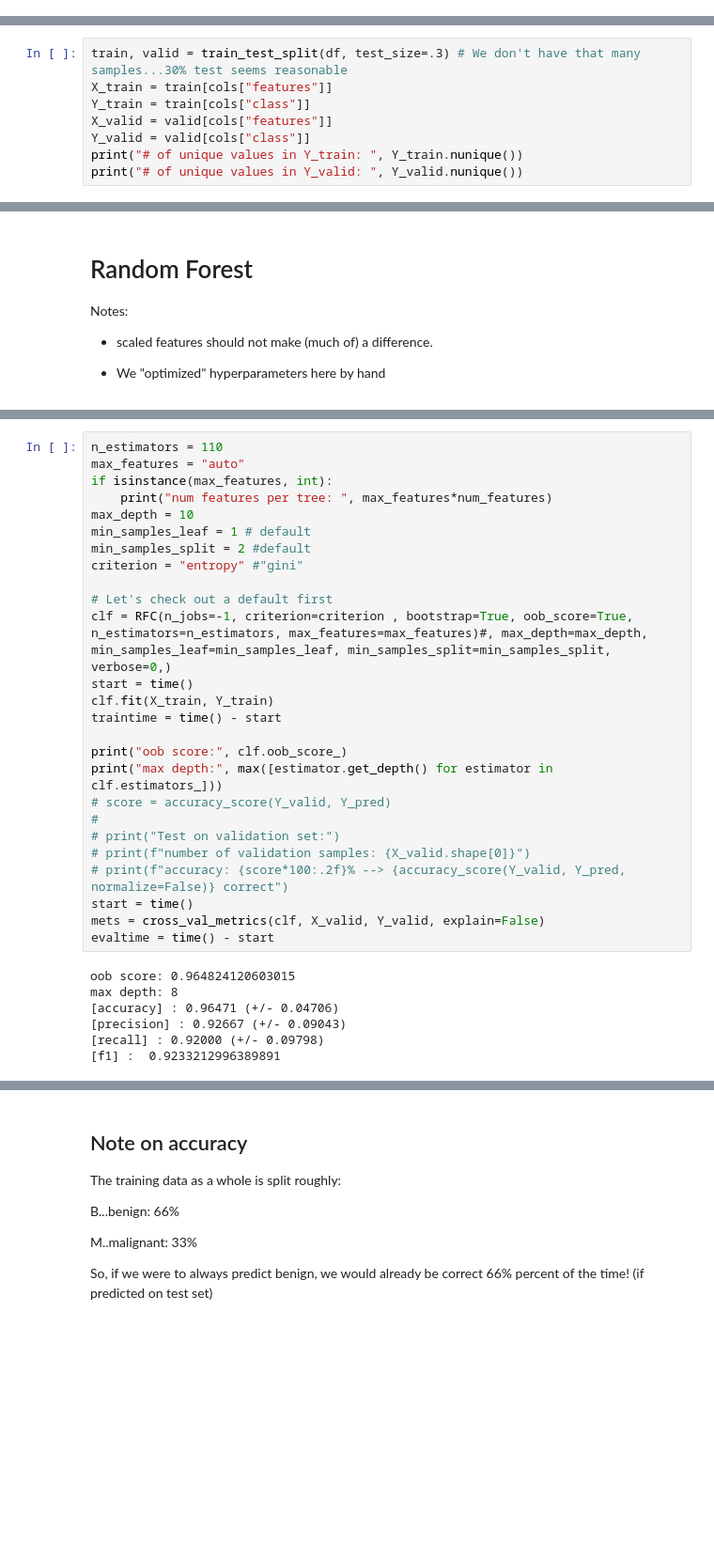
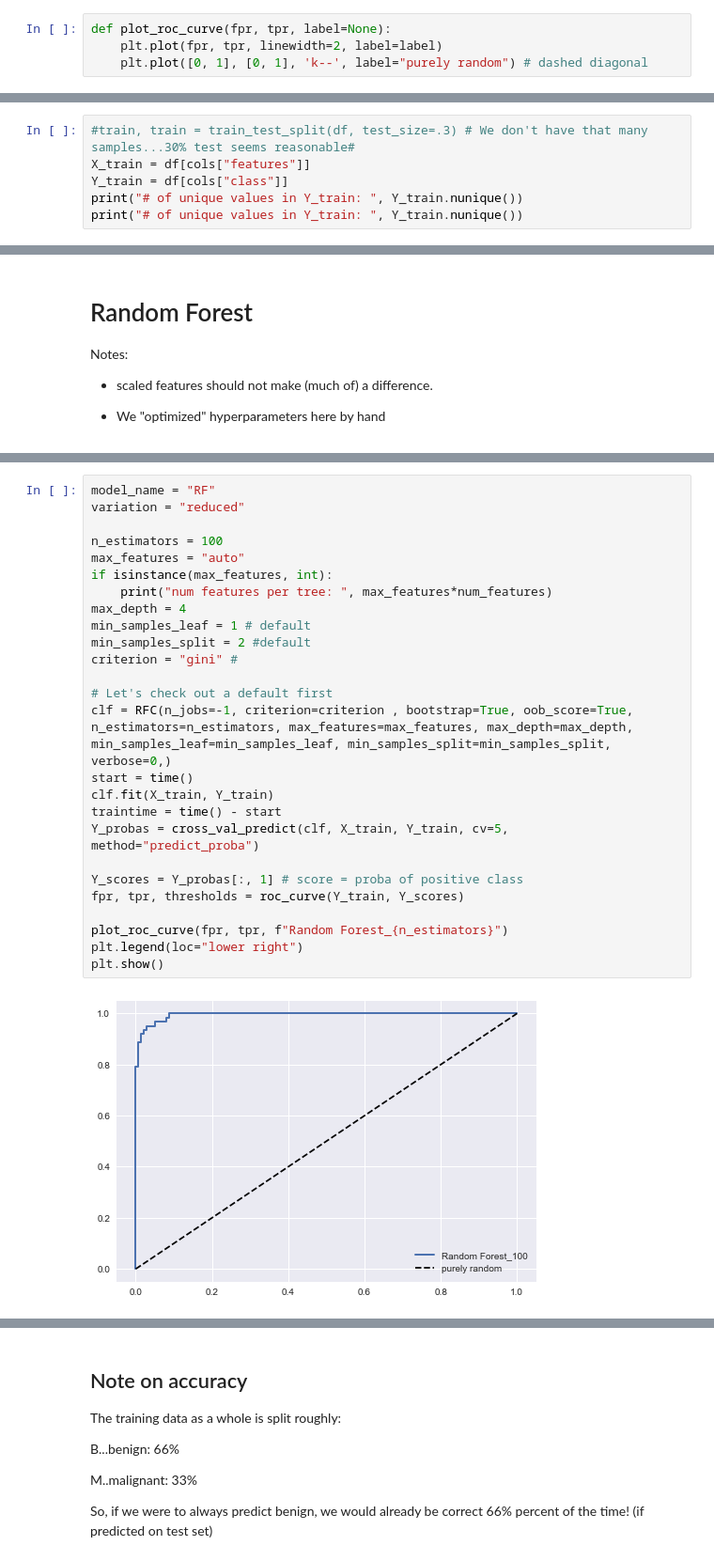
Before and after one commit to GenosW/ml-exercises, a Jupyter notebook: exercise2/breastcancer.ipynb, the cells around one changed output, grey strips where cells are left out. Shown at 94% size. Drawn from its saved outputs; the diff is of its cells as text; blank space fills up the shorter version.

```diff
--- a/exercise2/breastcancer.ipynb
+++ b/exercise2/breastcancer.ipynb
@@ -751 +783,5 @@ def cross_val_metrics(model, X, y, explain=False):
+# %%
+def plot_roc_curve(fpr, tpr, label=None):
+    plt.plot(fpr, tpr, linewidth=2, label=label)
+    plt.plot([0, 1], [0, 1], 'k--', label="purely random") # dashed diagonal
 # %% [markdown]
@@ -802,10 +841,8 @@ print("# of unique values in Y_valid: ", Y_valid.nunique())
 # %%
-train, valid = train_test_split(df, test_size=.3) # We don't have that many samples...30% test seems reasonable
-X_train = train[cols["features"]]
-Y_train = train[cols["class"]]
-X_valid = valid[cols["features"]]
-Y_valid = valid[cols["class"]]
+#train, train = train_test_split(df, test_size=.3) # We don't have that many samples...30% test seems reasonable#
+X_train = df[cols["features"]]
+Y_train = df[cols["class"]]
 print("# of unique values in Y_train: ", Y_train.nunique())
-print("# of unique values in Y_valid: ", Y_valid.nunique())
+print("# of unique values in Y_train: ", Y_train.nunique())
 # %% [output]
 # of unique values in Y_train:  2
@@ -841,33 +894,28 @@ Notes:
 # %%
-n_estimators = 110
+model_name = "RF"
+variation = "reduced"
+
+n_estimators = 100
 max_features = "auto"
 if isinstance(max_features, int):
     print("num features per tree: ", max_features*num_features)
-max_depth = 10
+max_depth = 4
 min_samples_leaf = 1 # default
 min_samples_split = 2 #default
-criterion = "entropy" #"gini"
+criterion = "gini" #
 
 # Let's check out a default first
-clf = RFC(n_jobs=-1, criterion=criterion , bootstrap=True, oob_score=True, n_estimators=n_estimators, max_features=max_features)#, max_depth=max_depth, min_samples_leaf=min_samples_leaf, min_samples_split=min_samples_split, verbose=0,)
+clf = RFC(n_jobs=-1, criterion=criterion , bootstrap=True, oob_score=True, n_estimators=n_estimators, max_features=max_features, max_depth=max_depth, min_samples_leaf=min_samples_leaf, min_samples_split=min_samples_split, verbose=0,)
 start = time()
 clf.fit(X_train, Y_train)
 traintime = time() - start
+Y_probas = cross_val_predict(clf, X_train, Y_train, cv=5, method="predict_proba")
 
-print("oob score:", clf.oob_score_)
-print("max depth:", max([estimator.get_depth() for estimator in clf.estimators_]))
-# score = accuracy_score(Y_valid, Y_pred)
-#
-# print("Test on validation set:")
-# print(f"number of validation samples: {X_valid.shape[0]}")
-# print(f"accuracy: {score*100:.2f}% --> {accuracy_score(Y_valid, Y_pred, normalize=False)} correct")
-start = time()
-mets = cross_val_metrics(clf, X_valid, Y_valid, explain=False)
-evaltime = time() - start
+Y_scores = Y_probas[:, 1] # score = proba of positive class
+fpr, tpr, thresholds = roc_curve(Y_train, Y_scores)
+
+plot_roc_curve(fpr, tpr, f"Random Forest_{n_estimators}")
+plt.legend(loc="lower right")
+plt.show()
 # %% [output]
-oob score: 0.964824120603015
-max depth: 8
-[accuracy] : 0.96471 (+/- 0.04706)
-[precision] : 0.92667 (+/- 0.09043)
-[recall] : 0.92000 (+/- 0.09798)
-[f1] :  0.9233212996389891
+[figure, added]
```
Also changed, not shown: parts of 53 cells of this notebook, 2 other files.
